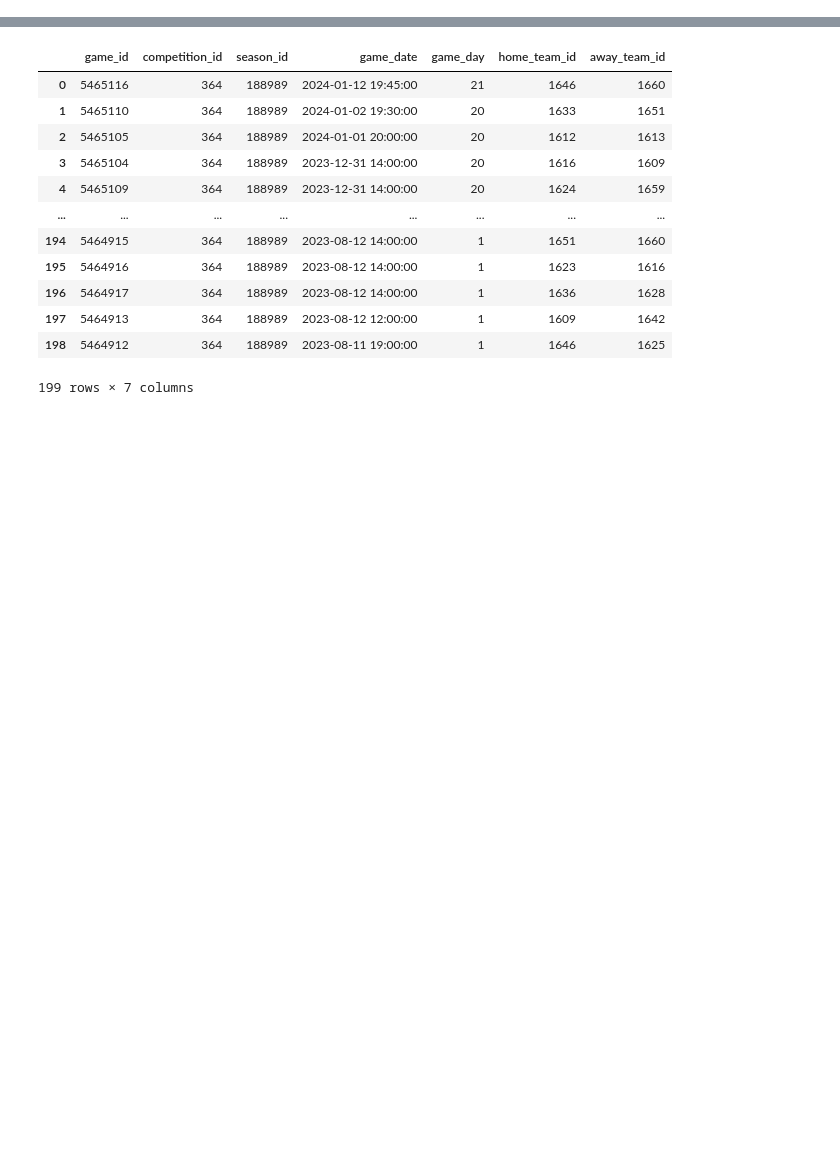
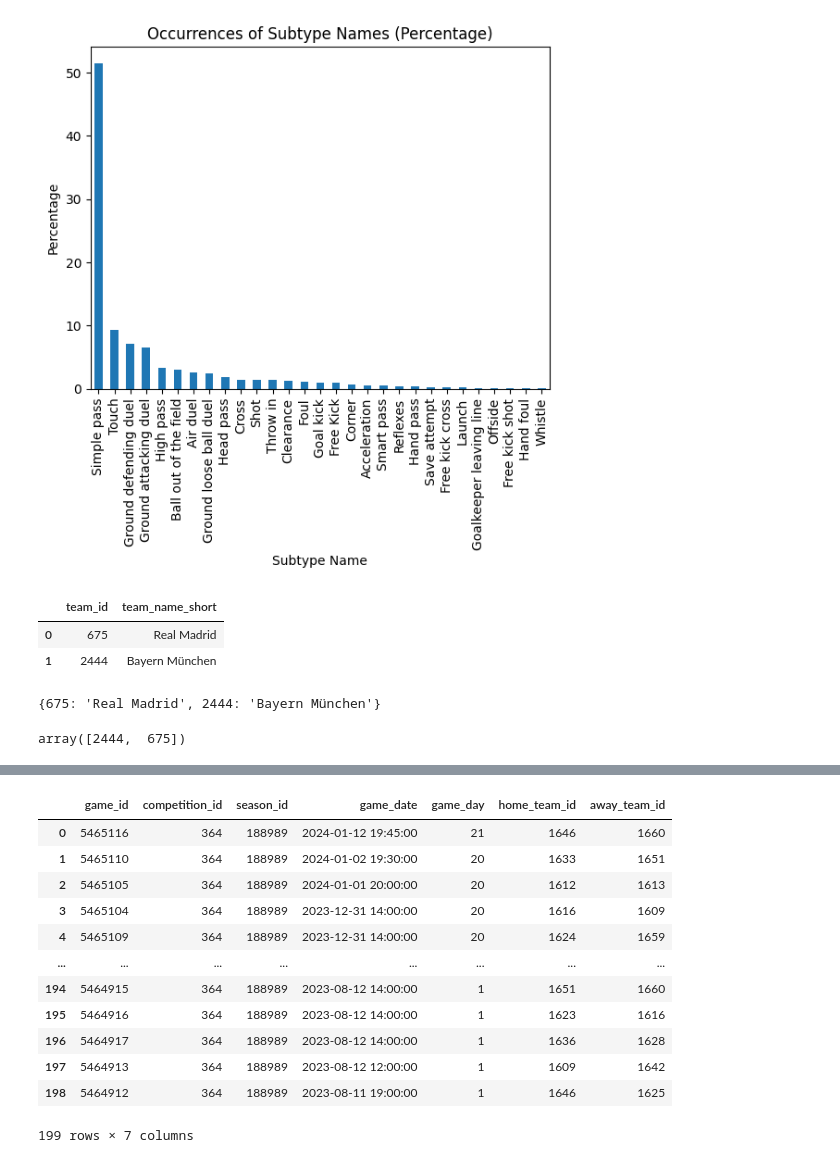
Before and after one commit to sotoblanco/FriendsOfTracking, a Jupyter notebook: notebooks/VAEP_3.ipynb, the cells around one changed output, grey strips where cells are left out. Saved outputs shown, nothing was run; the diff lists cells and outputs as text; code cells hidden in the pictures; blank space fills up the shorter version.

```diff
--- a/notebooks/VAEP_3.ipynb
+++ b/notebooks/VAEP_3.ipynb
@@ -54,0 +77,13 @@ api = WyscoutLoader(getter="remote", creds={"user":username, "passwd": password}
+# %%
+mad_mun = api.events(5467184)
+# %%
+subtype_counts = mad_mun['subtype_name'].value_counts()
+subtype_percentages = subtype_counts / subtype_counts.sum() * 100
+
+subtype_percentages.plot(kind='bar')
+plt.xlabel('Subtype Name')
+plt.ylabel('Percentage')
+plt.title('Occurrences of Subtype Names (Percentage)')
+plt.show()
+# %% [output]
+[figure, added]
@@ -54,0 +500,15 @@ api = WyscoutLoader(getter="remote", creds={"user":username, "passwd": password}
+# %%
+team_dict = team_names.set_index('team_id')['team_name_short'].to_dict()
+team_names[['team_id', 'team_name_short']]
+# %% [output]
+|  | team_id | team_name_short |
+| 0 | 675 | Real Madrid |
+| 1 | 2444 | Bayern München |
+# %%
+team_dict
+# %% [output]
+{675: 'Real Madrid', 2444: 'Bayern München'}
+# %%
+mad_mun['team_id'].unique()
+# %% [output]
+array([2444,  675])
```
Also changed, not shown: parts of 9 cells of this notebook, 10 other files.
